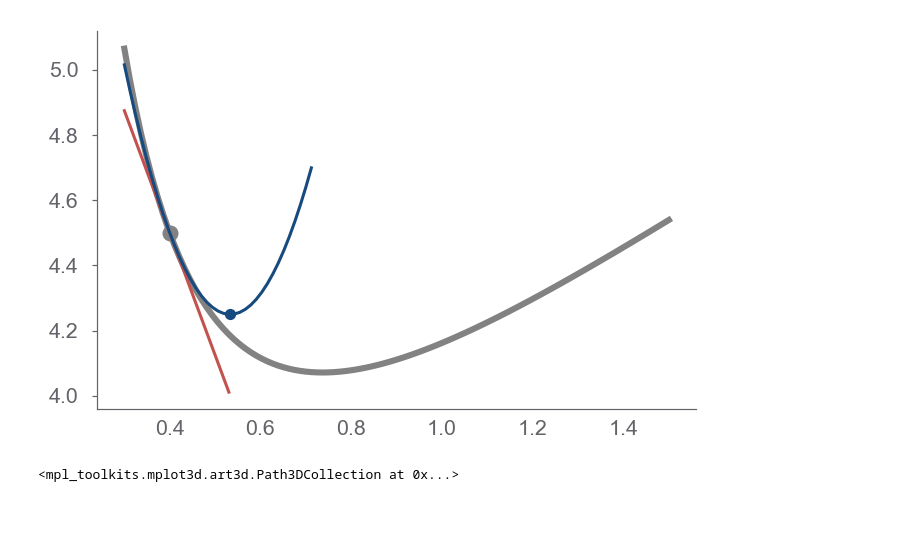
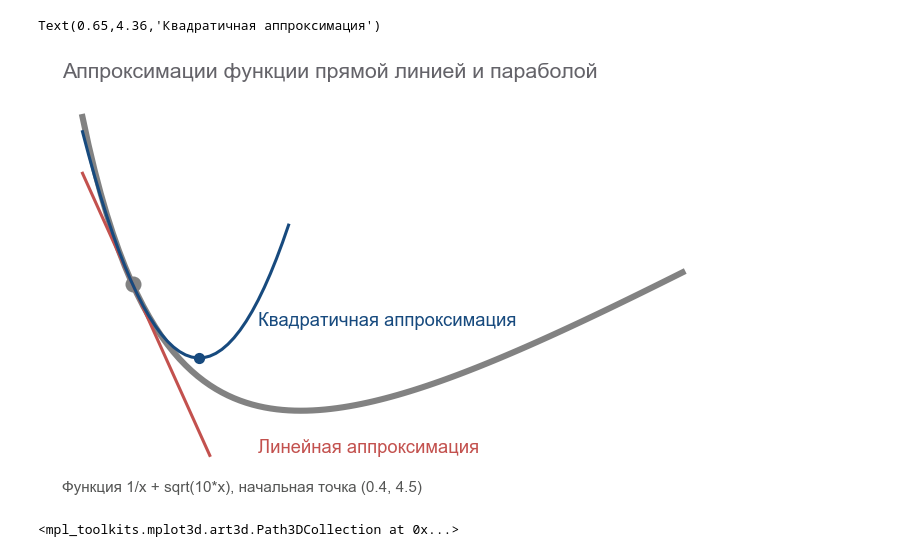
Before and after one commit to empathy87/nn-samples, a Jupyter notebook: tf/[Plots] Optimization in 1D and 2D.ipynb, the cells around one changed output. Cells and saved outputs as stored; diff of their text form; code cells hidden in the pictures; blank space fills up the shorter version.

```diff
--- a/tf/[Plots] Optimization in 1D and 2D.ipynb
+++ b/tf/[Plots] Optimization in 1D and 2D.ipynb
@@ -49,43 +49,31 @@ quadMin_x = x0 - g0/h0
 quadMin_y = fQuadApprox(quadMin_x)
 # %%
 # create new figure
-fig, ax1 = plt.subplots(figsize=(8.2, 6.09), # width, height in inches
+fig, ax1 = plt.subplots(figsize=(6, 6), # width, height in inches
                         dpi=110)             # resolution of the figure
 
 # tune the subplot layout by setting sides of the figure
-fig.subplots_adjust(left=0.104, right=0.768, top=0.751, bottom=0.187)
+fig.subplots_adjust(left=0, right=1, top=0.751, bottom=0.187)
 
 # draw received tickets line with markers
 ax1.plot(x_vals, y_vals, linewidth=4, color=GRAY6)
 ax1.scatter([x0], [y0], s=90, color=GRAY6, clip_on=False)
 
-ax1.plot(x_vals[:20], fLinApprox(x_vals[:20]), linewidth=2, color=RED1)
+ax1.plot(x_vals[:22], fLinApprox(x_vals[:22]), linewidth=2, color=RED1)
 ax1.plot(x_vals[:35], fQuadApprox(x_vals[:35]), linewidth=2, color=BLUE1)
 ax1.scatter([quadMin_x], [quadMin_y], s=40, color=BLUE1, clip_on=False)
 
-# configure x, y tick labels appearance
-for i in ax1.get_yticklabels() + ax1.get_xticklabels():
-    i.set_fontsize(14)
-    i.set_color(GRAY4)
-
-# shift y tick labels slightly left
-for item in ax1.get_yticklabels():
-    offset = transforms.ScaledTranslation(-0.07, 0, fig.dpi_scale_trans)
-    item.set_transform(item.get_transform() + offset)
-
-# change the appearance of ticks, tick labels, and gridlines
-ax1.tick_params(bottom='off')
-
-# change ticks and spines colors
-ax1.tick_params(color=GRAY4)
-ax1.spines['bottom'].set_color(GRAY4)
-ax1.spines['left'].set_color(GRAY4)
-
 # remove chart border
-ax1.spines['right'].set_visible(False)
-ax1.spines['top'].set_visible(False)
+ax1.tick_params(bottom='off', left='off', labelleft='off', labelbottom='off')
+for spine in ax1.spines.values():
+    spine.set_visible(False)
+ax1.text(0.26, 5.2, 'Аппроксимации функции прямой линией и параболой', fontsize=14, color=GRAY4)
+ax1.text(0.26, 3.8, 'Функция 1/x + sqrt(10*x), начальная точка (0.4, 4.5)', fontsize=10, color=GRAY3)
+ax1.text(0.65, 3.93, 'Линейная аппроксимация', fontsize=12, color=RED1)
+ax1.text(0.65, 4.36, 'Квадратичная аппроксимация', fontsize=12, color=BLUE1)
 # %% [output]
+Text(0.65,4.36,'Квадратичная аппроксимация')
-[figure, old version]
+[figure, new version]
 # %%
 x = tf.placeholder(tf.float64, shape=[None, 2])
 y = (1 - x[:,0])**2 + 100*(x[:,1] - x[:,0]**2)**2
```
